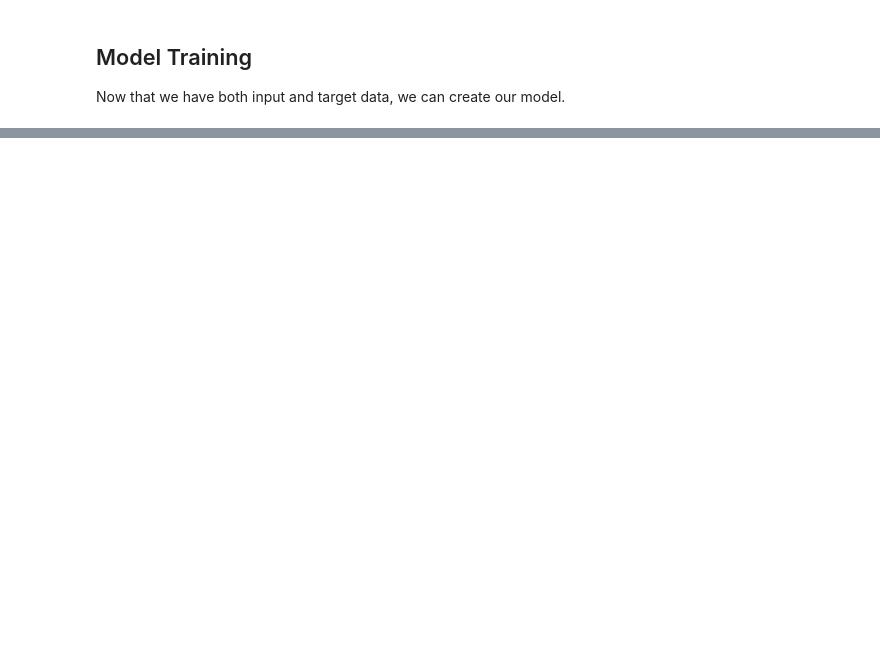
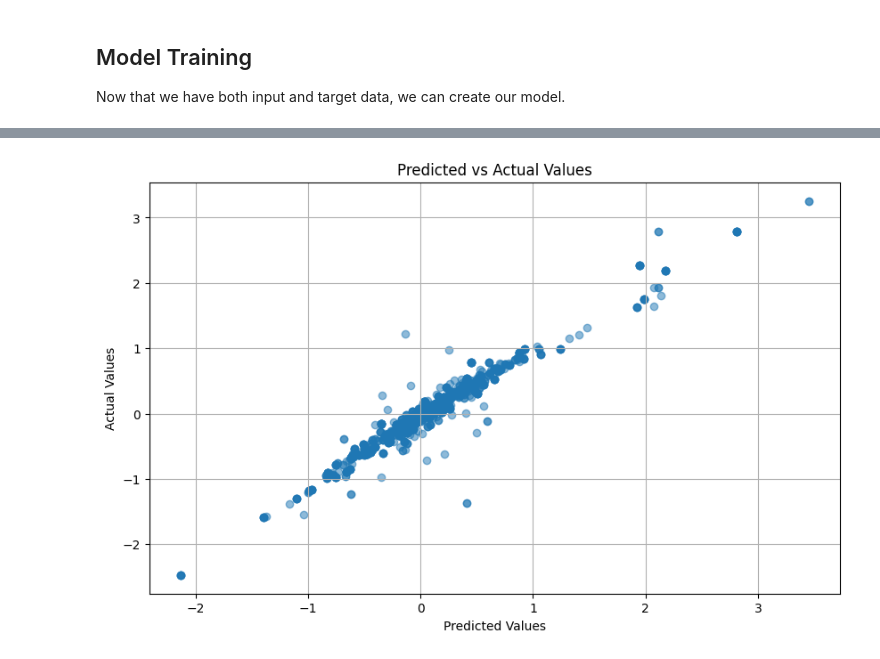
Before and after one commit to gustavoschewinski/tuning-protein, a Jupyter notebook: 5. dl_model.ipynb, the cells around one changed output, grey strips where cells are left out. Saved outputs shown, nothing was run; the diff lists cells and outputs as text; code cells hidden in the pictures; blank space fills up the shorter version.

```diff
--- a/5. dl_model.ipynb
+++ b/5. dl_model.ipynb
@@ -191,2 +115,0 @@ torch.Size([7000, 1000])
-# %%
-binary_positions_tensor = binary_positions_tensor.unsqueeze(-1)
@@ -246,13 +134,29 @@ import torch
 import torch.nn as nn
 import torch.optim as optim
 import copy
-from torch.utils.data import TensorDataset, DataLoader, random_split
+from torch.utils.data import TensorDataset, DataLoader, random_split, Dataset
 from torch.cuda.amp import GradScaler, autocast
 
 device = torch.device("cuda" if torch.cuda.is_available() else "cpu")
 
 # Data setup
-dataset = TensorDataset(X, y)  # Ensure X and y are tensors
+class PeptideDataset(Dataset):
+    def __init__(self, embeddings, position, y):
+        self.embeddings = torch.tensor(embeddings, dtype = torch.float16)
+        self.position = torch.tensor(position, dtype = torch.int64)
+        self.y = torch.tensor(y, dtype = torch.float16)
+
+    def __len__(self):
+        return len(self.y)
+
+    def __getitem__(self, index):
+        x = {"embeddings":self.embeddings[index],
+             "position":self.position[index]}
+        y = self.y[index]
+        return x, y
+
+dataset = PeptideDataset(embeddings_tensor, binary_positions_tensor, y)
+
 train_size = int(0.6 * len(dataset))
 val_size = int(0.2 * len(dataset))
 test_size = len(dataset) - train_size - val_size
@@ -379,0 +312,12 @@ print(f'Test MSE: {avg_test_loss}')
+# %%
+import matplotlib.pyplot as plt
+
+plt.figure(figsize=(10, 6))
+plt.scatter(y_preds, y_actuals, alpha=0.5)
+plt.title('Predicted vs Actual Values')
+plt.ylabel('Actual Values')
+plt.xlabel('Predicted Values')
+plt.grid(True)
+plt.show()
+# %% [output]
+[figure, added]
```
Also changed, not shown: parts of 35 cells of this notebook.
